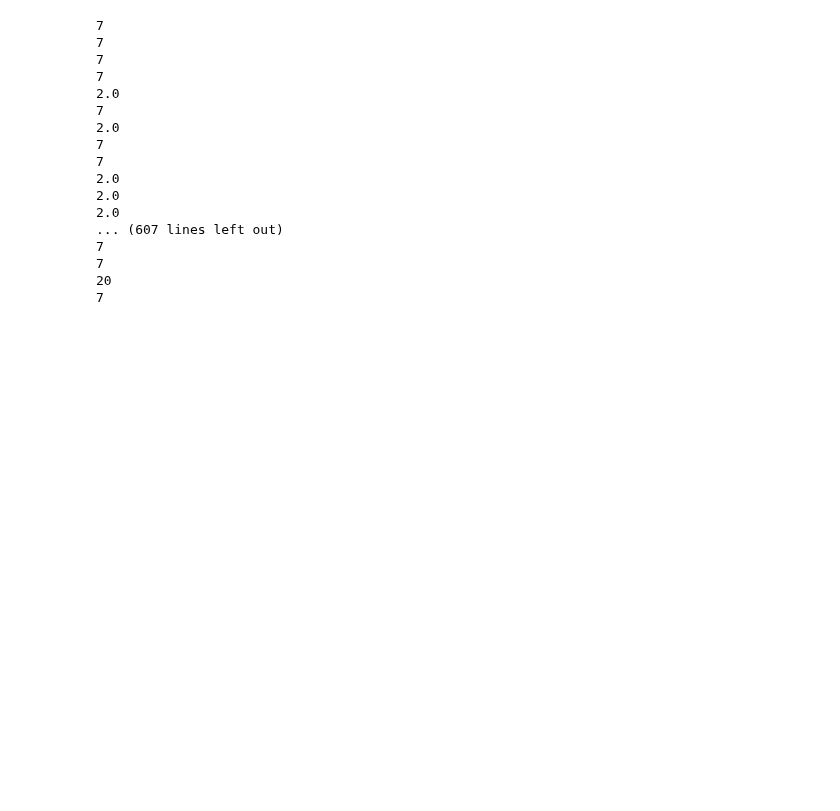
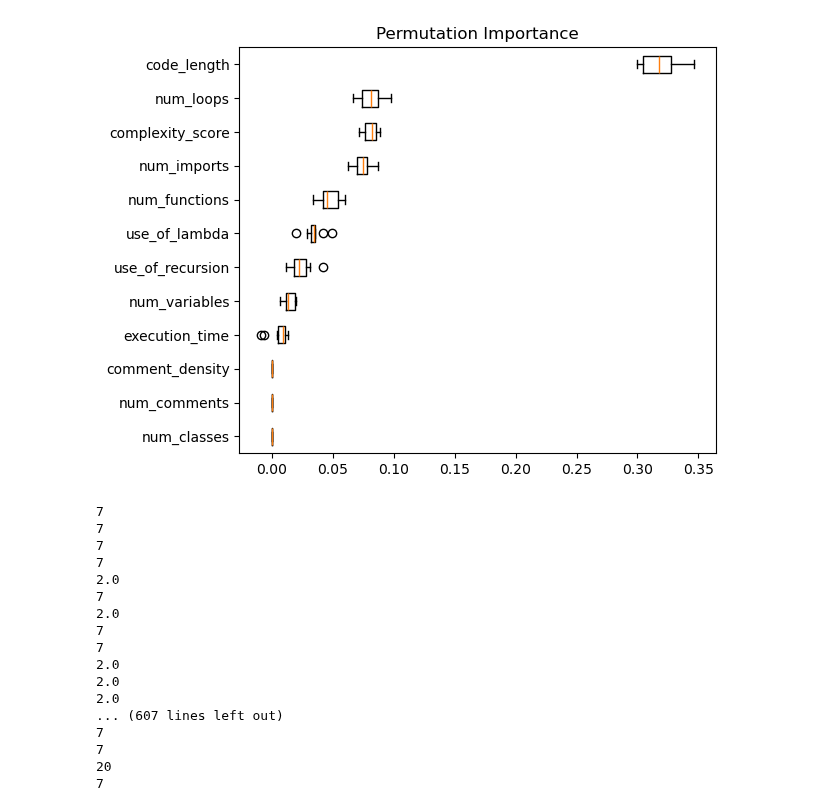
Before and after one commit to hinmiro/dataIsBeautifull_G2, a Jupyter notebook: project/AI_versus_human_code.ipynb, the cells around one changed output. Cells and saved outputs as stored; diff of their text form; code cells hidden in the pictures; blank space fills up the shorter version.

```diff
--- a/project/AI_versus_human_code.ipynb
+++ b/project/AI_versus_human_code.ipynb
@@ -51,0 +35,23 @@ df
+# %%
+from sklearn.linear_model import LogisticRegression
+from sklearn.model_selection import cross_val_score
+from sklearn.metrics import accuracy_score
+
+# Model fitting
+model = LogisticRegression(solver='lbfgs', C=0.01)
+
+# Cross-validation
+cv_scores = cross_val_score(model, X_train_scaled, y_train, cv=5)
+
+# Fit the model
+model.fit(X_train_scaled, y_train)
+
+# Evaluate the model
+y_test_prediction = model.predict(X_test_scaled)
+accuracy = accuracy_score(y_test, y_test_prediction)
+
+print("Cross-Validation Scores: ", cv_scores)
+print("Mean CV Accuracy: %0.2f" % cv_scores.mean())
+print("Test Set Accuracy: %0.2f\n" % accuracy)
+print("Coefficients: ",model.coef_)
+print("\nIntercept: ", model.intercept_)
@@ -52 +128,15 @@ df
+# %%
+# feature importance
+from sklearn.inspection import permutation_importance
+
+result = permutation_importance(model, X_test_scaled, y_test, n_repeats=10, scoring="accuracy", random_state=0, n_jobs=-1)
+sorted_idx = result.importances_mean.argsort()
+
+fig, ax = plt.subplots()
+ax.boxplot(result.importances[sorted_idx].T, vert=False, tick_labels=X.columns[sorted_idx])
+ax.set_title("Permutation Importance")
+fig.tight_layout()
+plt.show()
+# %% [output]
+[figure, added]
 # %%
```
Also changed, not shown: parts of 5 cells of this notebook.
